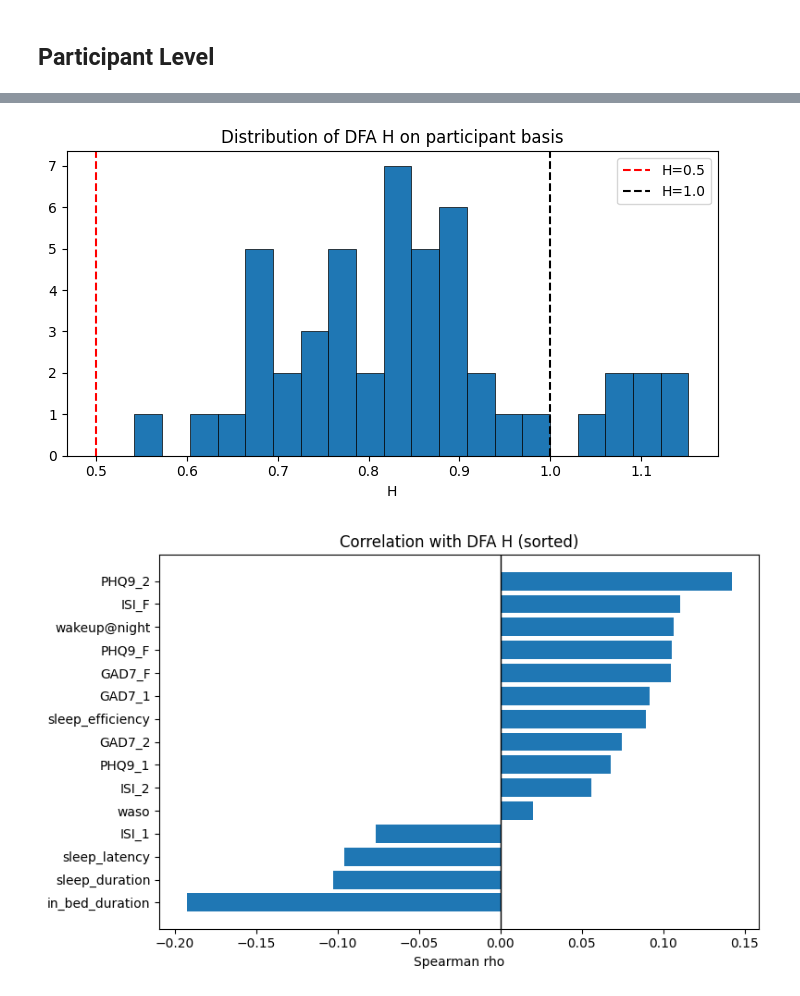
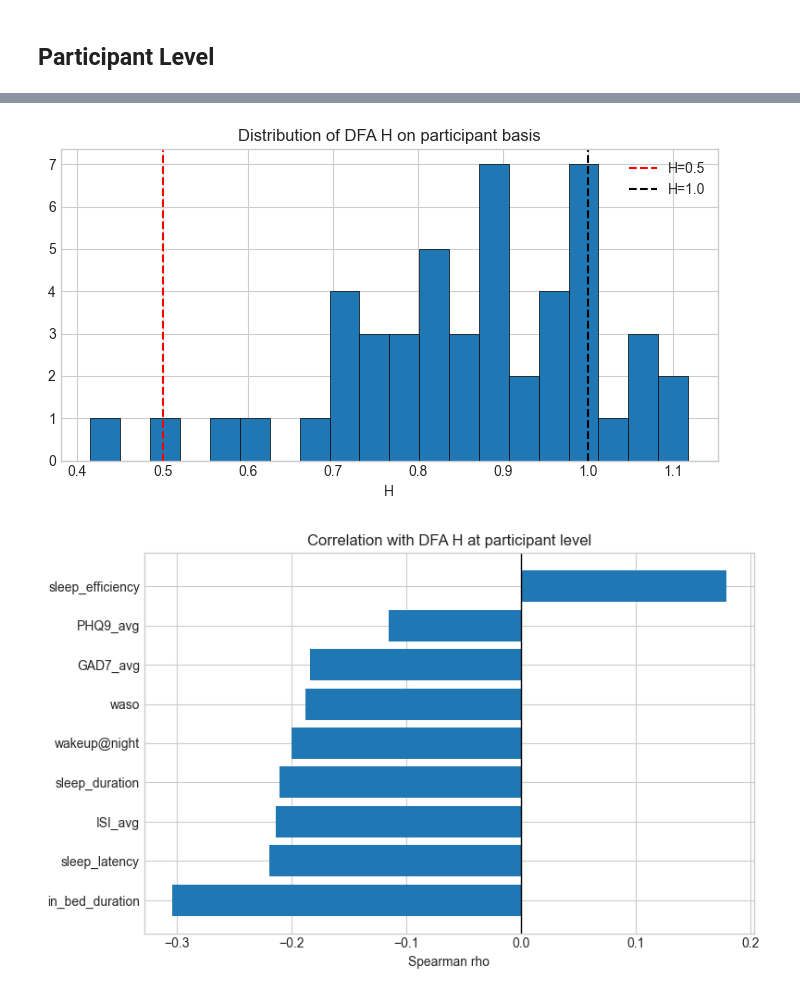
Before and after one commit to nachodll/complex_systems, a Jupyter notebook: fractal_analysis.ipynb, the cells around one changed output, grey strips where cells are left out. Drawn from its saved outputs; the diff is of its cells as text; code cells hidden in the pictures.

Commit message:
bugfixes and scatter grids

```diff
--- a/fractal_analysis.ipynb
+++ b/fractal_analysis.ipynb
@@ -18,3 +15,15 @@ survey = pd.read_csv("data/survey.csv")
 sensor_hrv = pd.read_csv("data/sensor_hrv.csv")
 sensor_hrv_filtered = pd.read_csv("data/sensor_hrv_filtered.csv")
 sleep_diary = pd.read_csv("data/sleep_diary.csv")
+# %%
+# Check for significant difference between Timepoints of the survey scores
+isi_res = friedmanchisquare(survey["ISI_1"], survey["ISI_2"], survey["ISI_F"])
+phq9_res = friedmanchisquare(survey["PHQ9_1"], survey["PHQ9_2"], survey["PHQ9_F"])
+gad7_res = friedmanchisquare(survey["GAD7_1"], survey["GAD7_2"], survey["GAD7_F"])
+
+print(isi_res[1], phq9_res[1], gad7_res[1])
+
+# None are significant so average
+survey["ISI_avg"] = survey[["ISI_1", "ISI_2", "ISI_F"]].mean(axis=1)
+survey["PHQ9_avg"] = survey[["PHQ9_1", "PHQ9_2", "PHQ9_F"]].mean(axis=1)
+survey["GAD7_avg"] = survey[["GAD7_1", "GAD7_2", "GAD7_F"]].mean(axis=1)
@@ -238,12 +288,12 @@ df_dfa.head()
 # %%
 # Merge DFA with sleep diary on participant level
 
-df_sd = sleep_diary.copy()
-df_sd.rename(columns={"userId":"deviceId"}, inplace=True)
-df_sd = df_sd[["deviceId", "wakeup@night", "waso", "sleep_duration", "in_bed_duration", "sleep_latency", "sleep_efficiency"]]
-df_sd_participant = df_sd.groupby("deviceId").mean()
+df_sd_part = sleep_diary.copy()
+df_sd_part.rename(columns={"userId":"deviceId"}, inplace=True)
+df_sd_part = df_sd_part[["deviceId", "wakeup@night", "waso", "sleep_duration", "in_bed_duration", "sleep_latency", "sleep_efficiency"]]
+df_sd_part = df_sd_part.groupby("deviceId").mean()
 
-df_analysis = df_dfa.merge(df_sd_participant, on="deviceId", how="inner")
-df_analysis.head()
+df_analysis_part = df_dfa_part.merge(df_sd_part, on="deviceId", how="inner")
+df_analysis_part.head()
 # %% [output]
 |  | deviceId | H | intercept | n_points | wakeup@night | waso | sleep_duration | in_bed_duration | ... |
@@ -255,11 +305,11 @@ df_analysis.head()
 # %%
 # Merge DFA+Sleep Diary summary with survey questionnaires
 
-df_s = survey.copy()
-df_s = df_s[["deviceId", "ISI_1", "ISI_2", "ISI_F", "PHQ9_1", "PHQ9_2", "PHQ9_F", "GAD7_1", "GAD7_2", "GAD7_F"]]
-df_s.head()
+df_s_part= survey.copy()
+df_s_part = df_s_part[["deviceId", "ISI_avg", "PHQ9_avg", "GAD7_avg"]]
+df_s_part.head()
 
-df_analysis = df_analysis.merge(df_s, on="deviceId", how="inner")
-df_analysis.head()
+df_analysis_part = df_analysis_part.merge(df_s_part, on="deviceId", how="inner")
+df_analysis_part.head()
 # %% [output]
 |  | deviceId | H | intercept | n_points | wakeup@night | waso | sleep_duration | in_bed_duration | ... |
@@ -271,7 +321,7 @@ df_analysis.head()
 # %%
 # Correlate the DFA H score with various variables
-correlation_variables = ["wakeup@night", "waso", "sleep_duration", "in_bed_duration", "sleep_latency", "sleep_efficiency", "ISI_1", "ISI_2", "ISI_F", "PHQ9_1", "PHQ9_2", "PHQ9_F", "GAD7_1", "GAD7_2", "GAD7_F"]
+correlation_variables = ["wakeup@night", "waso", "sleep_duration", "in_bed_duration", "sleep_latency", "sleep_efficiency", "ISI_avg", "PHQ9_avg", "GAD7_avg"]
 
-df_correlation = spearman_table(df_analysis, "H", correlation_variables)
-df_correlation
+df_correlation_part = spearman_table(df_analysis_part, "H", correlation_variables)
+df_correlation_part
 # %% [output]
@@ -295,27 +339,29 @@ df_correlation
 # Plot H distribution
 
 fig, ax = plt.subplots(1, 1, figsize=(7,4))
-ax.hist(df_dfa["H"], bins=20, edgecolor="black", linewidth=0.5)
+ax.hist(df_dfa_part["H"], bins=20, edgecolor="black", linewidth=0.5)
 ax.axvline(0.5, ls="--", c="red", label="H=0.5")
 ax.axvline(1.0, ls="--", c="black", label="H=1.0")
 ax.set_title("Distribution of DFA H on participant basis")
 ax.set_xlabel("H")
 ax.legend()
 plt.tight_layout()
+plt.savefig("figures/part_H_dist", dpi=300, bbox_inches="tight")
 plt.show()
 # %% [output]
-[figure, old version]
+[figure, new version]
 # %%
 # Plot the correlations with H
-plot_df = df_correlation.sort_values("rho", ascending=True)
+plot_df = df_correlation_part.sort_values("rho", ascending=True)
 
 plt.figure(figsize=(8, 5))
 plt.barh(plot_df["variable"], plot_df["rho"])
 plt.axvline(0, color="black", linewidth=1)
 plt.xlabel("Spearman rho")
 plt.ylabel("")
 plt.title("Correlation with DFA H at participant level")
 plt.tight_layout()
+plt.savefig("figures/part_correlations", dpi=300, bbox_inches="tight")
 plt.show()
 # %% [output]
-[figure, old version]
+[figure, new version]
```
Also changed, not shown: parts of 21 cells of this notebook.
